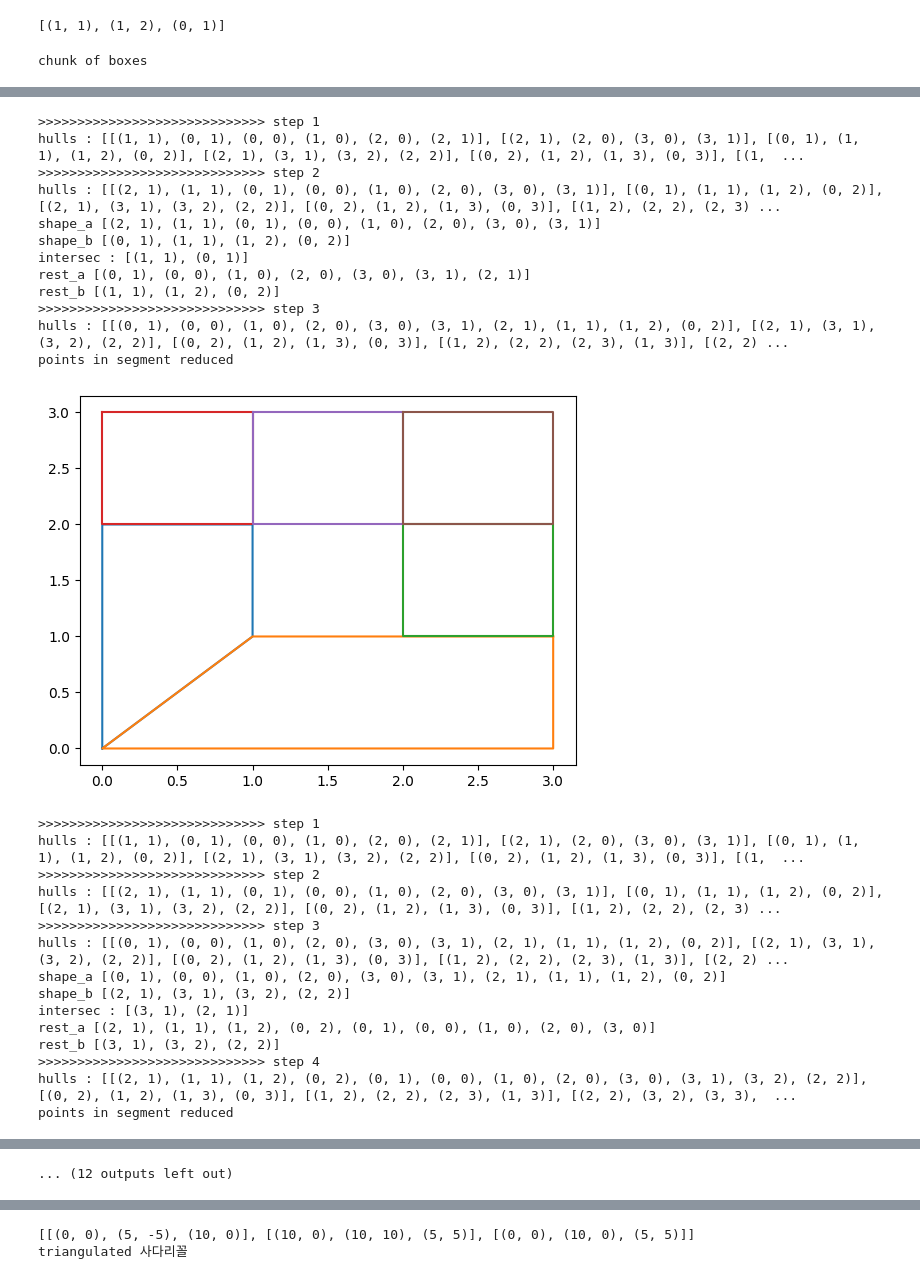
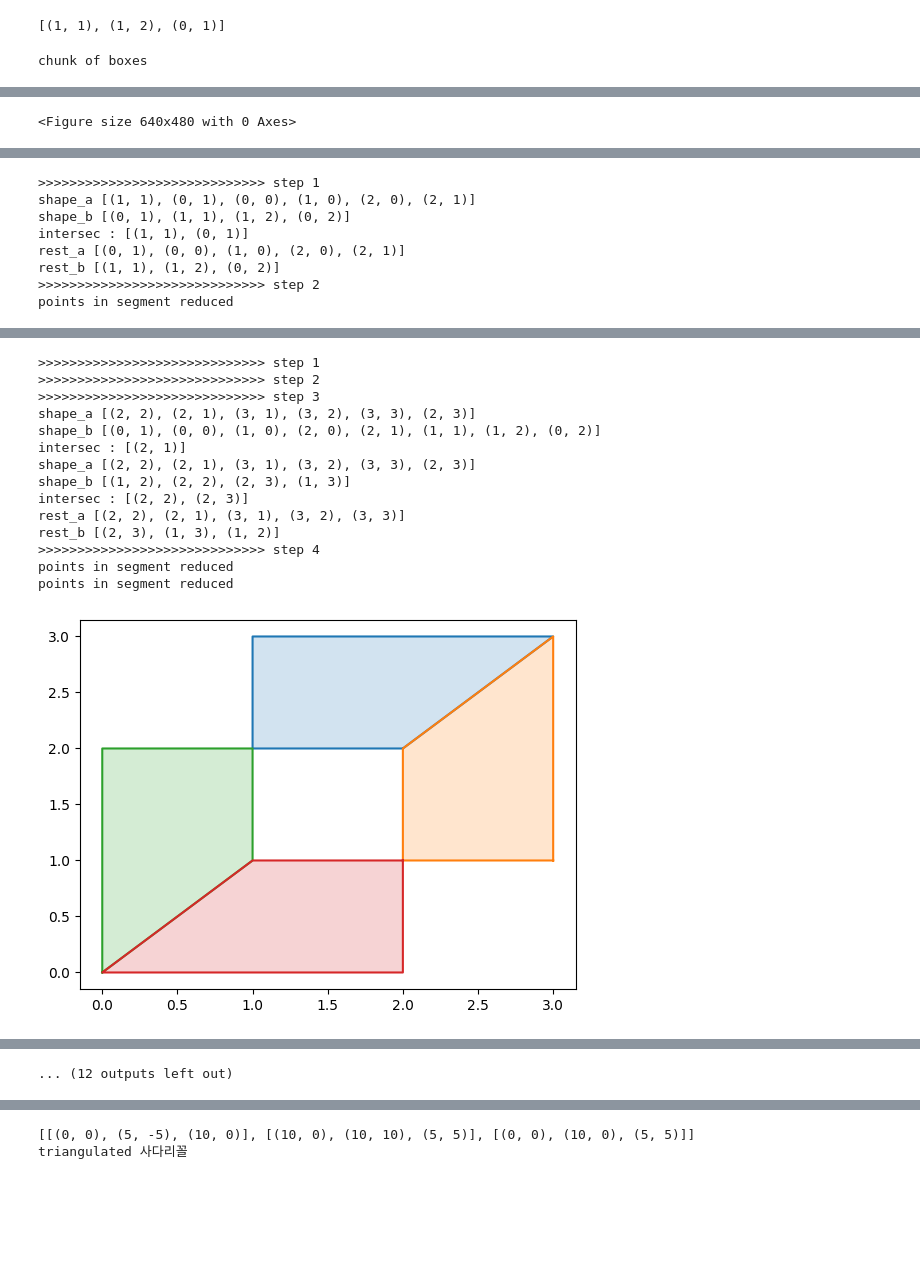
Before and after one commit to joonhyuk/python-game-engine, a Jupyter notebook: lib/foundation/libtest.ipynb, the cells around one changed output, grey strips where cells are left out. Saved outputs shown, nothing was run; the diff lists cells and outputs as text; code cells hidden in the pictures; blank space fills up the shorter version.

```diff
--- a/lib/foundation/libtest.ipynb
+++ b/lib/foundation/libtest.ipynb
@@ -64,4 +64,6 @@ def draw(*poly, title:str = None):
         plts.append(plts[0])
         xs, ys = zip(*plts)
         plt.plot(xs, ys)
+        plt.fill(xs, ys, alpha=0.2)
+
     plt.show()
@@ -566,17 +556,18 @@ print(convex_hull(leftover))
 [(1, 1), (1, 2), (0, 1)]
 # %%
 ### test over nested boxes
-b1 = [v(0,0), v(1,0), v(1,1), v(0,1)]
-b2 = [v(1,0), v(2,0), v(2,1), v(1,1)]
-b3 = [v(1,1), v(2,1), v(2,2), v(1,2)]
-b4 = [v(0,1), v(1,1), v(1,2), v(0,2)]
-b5 = [v(2,1), v(2,0), v(3,0), v(3,1)]
-b6 = [v(2,1), v(3,1), v(3,2), v(2,2)]
-b7 = [v(2,2), v(3,2), v(3,3), v(2,3)]
-b8 = [v(1,2), v(2,2), v(2,3), v(1,3)]
-b9 = [v(0,2), v(1,2), v(1,3), v(0,3)]
-chunk = [b1, b2, b5, b6, b7, b8, b9, b4, b3]
-chunk = [b1, b2, b5, b4, b6, b9, b8, b7]
+b1 = [v(0,0), v(1,0), v(1,1), v(0,1)]   # 1 down-left
+b2 = [v(1,0), v(2,0), v(2,1), v(1,1)]   # 2 down
+b3 = [v(1,1), v(2,1), v(2,2), v(1,2)]   # 5 center
+b4 = [v(0,1), v(1,1), v(1,2), v(0,2)]   # 4 left
+b5 = [v(2,1), v(2,0), v(3,0), v(3,1)]   # 3 down-right
+b6 = [v(2,1), v(3,1), v(3,2), v(2,2)]   # 6 right
+b7 = [v(2,2), v(3,2), v(3,3), v(2,3)]   # 9 up-right
+b8 = [v(1,2), v(2,2), v(2,3), v(1,3)]   # 8 up
+b9 = [v(0,2), v(1,2), v(1,3), v(0,3)]   # 7 up-left
+# chunk = [b1, b2, b5, b6, b7, b8, b9, b4, b3]
+# chunk = [b1, b2, b5, b4, b6, b9, b8, b7]
+chunk = [b1, b2, b4, b6, b8, b7]
 draw(*chunk, title = 'chunk of boxes')
 draw(*test_convexes(chunk))
 for i in range(10):
@@ -603,0 +584 @@ points in segment reduced
+<Figure size 640x480 with 0 Axes>
@@ -612,0 +593,8 @@ points in segment reduced
+>>>>>>>>>>>>>>>>>>>>>>>>>>>>> step 1
+shape_a [(1, 1), (0, 1), (0, 0), (1, 0), (2, 0), (2, 1)]
+shape_b [(0, 1), (1, 1), (1, 2), (0, 2)]
+intersec : [(1, 1), (0, 1)]
+rest_a [(0, 1), (0, 0), (1, 0), (2, 0), (2, 1)]
+rest_b [(1, 1), (1, 2), (0, 2)]
+>>>>>>>>>>>>>>>>>>>>>>>>>>>>> step 2
+points in segment reduced
@@ -625,27 +620,15 @@ points in segment reduced
->>>>>>>>>>>>>>>>>>>>>>>>>>>>> step 1
-hulls : [[(1, 1), (0, 1), (0, 0), (1, 0), (2, 0), (2, 1)], [(2, 1), (2, 0), (3, 0), (3, 1)], [(0, 1), (1, 1), (1, 2), (0, 2)], [(2, 1), (3, 1), (3, 2), (2, 2)], [(0, 2), (1, 2), (1, 3), (0, 3)], [(1,  ...
->>>>>>>>>>>>>>>>>>>>>>>>>>>>> step 2
-hulls : [[(2, 1), (1, 1), (0, 1), (0, 0), (1, 0), (2, 0), (3, 0), (3, 1)], [(0, 1), (1, 1), (1, 2), (0, 2)], [(2, 1), (3, 1), (3, 2), (2, 2)], [(0, 2), (1, 2), (1, 3), (0, 3)], [(1, 2), (2, 2), (2, 3) ...
-shape_a [(2, 1), (1, 1), (0, 1), (0, 0), (1, 0), (2, 0), (3, 0), (3, 1)]
-shape_b [(0, 1), (1, 1), (1, 2), (0, 2)]
-intersec : [(1, 1), (0, 1)]
-rest_a [(0, 1), (0, 0), (1, 0), (2, 0), (3, 0), (3, 1), (2, 1)]
-rest_b [(1, 1), (1, 2), (0, 2)]
->>>>>>>>>>>>>>>>>>>>>>>>>>>>> step 3
-hulls : [[(0, 1), (0, 0), (1, 0), (2, 0), (3, 0), (3, 1), (2, 1), (1, 1), (1, 2), (0, 2)], [(2, 1), (3, 1), (3, 2), (2, 2)], [(0, 2), (1, 2), (1, 3), (0, 3)], [(1, 2), (2, 2), (2, 3), (1, 3)], [(2, 2) ...
-points in segment reduced
+>>>>>>>>>>>>>>>>>>>>>>>>>>>>> step 1
+>>>>>>>>>>>>>>>>>>>>>>>>>>>>> step 2
+>>>>>>>>>>>>>>>>>>>>>>>>>>>>> step 3
+shape_a [(2, 2), (2, 1), (3, 1), (3, 2), (3, 3), (2, 3)]
+shape_b [(0, 1), (0, 0), (1, 0), (2, 0), (2, 1), (1, 1), (1, 2), (0, 2)]
+intersec : [(2, 1)]
+shape_a [(2, 2), (2, 1), (3, 1), (3, 2), (3, 3), (2, 3)]
+shape_b [(1, 2), (2, 2), (2, 3), (1, 3)]
+intersec : [(2, 2), (2, 3)]
+rest_a [(2, 2), (2, 1), (3, 1), (3, 2), (3, 3)]
+rest_b [(2, 3), (1, 3), (1, 2)]
+>>>>>>>>>>>>>>>>>>>>>>>>>>>>> step 4
+points in segment reduced
+points in segment reduced
-[figure, old version]
+[figure, new version]
->>>>>>>>>>>>>>>>>>>>>>>>>>>>> step 1
-hulls : [[(1, 1), (0, 1), (0, 0), (1, 0), (2, 0), (2, 1)], [(2, 1), (2, 0), (3, 0), (3, 1)], [(0, 1), (1, 1), (1, 2), (0, 2)], [(2, 1), (3, 1), (3, 2), (2, 2)], [(0, 2), (1, 2), (1, 3), (0, 3)], [(1,  ...
->>>>>>>>>>>>>>>>>>>>>>>>>>>>> step 2
-hulls : [[(2, 1), (1, 1), (0, 1), (0, 0), (1, 0), (2, 0), (3, 0), (3, 1)], [(0, 1), (1, 1), (1, 2), (0, 2)], [(2, 1), (3, 1), (3, 2), (2, 2)], [(0, 2), (1, 2), (1, 3), (0, 3)], [(1, 2), (2, 2), (2, 3) ...
->>>>>>>>>>>>>>>>>>>>>>>>>>>>> step 3
-hulls : [[(0, 1), (0, 0), (1, 0), (2, 0), (3, 0), (3, 1), (2, 1), (1, 1), (1, 2), (0, 2)], [(2, 1), (3, 1), (3, 2), (2, 2)], [(0, 2), (1, 2), (1, 3), (0, 3)], [(1, 2), (2, 2), (2, 3), (1, 3)], [(2, 2) ...
-shape_a [(0, 1), (0, 0), (1, 0), (2, 0), (3, 0), (3, 1), (2, 1), (1, 1), (1, 2), (0, 2)]
-shape_b [(2, 1), (3, 1), (3, 2), (2, 2)]
-intersec : [(3, 1), (2, 1)]
-rest_a [(2, 1), (1, 1), (1, 2), (0, 2), (0, 1), (0, 0), (1, 0), (2, 0), (3, 0)]
-rest_b [(3, 1), (3, 2), (2, 2)]
->>>>>>>>>>>>>>>>>>>>>>>>>>>>> step 4
-hulls : [[(2, 1), (1, 1), (1, 2), (0, 2), (0, 1), (0, 0), (1, 0), (2, 0), (3, 0), (3, 1), (3, 2), (2, 2)], [(0, 2), (1, 2), (1, 3), (0, 3)], [(1, 2), (2, 2), (2, 3), (1, 3)], [(2, 2), (3, 2), (3, 3),  ...
-points in segment reduced
@@ -653,2 +635,2 @@ points in segment reduced
-... (12 outputs left out)
+... (12 outputs left out)
 # %%
```
Also changed, not shown: parts of 7 cells of this notebook, 2 other files.
